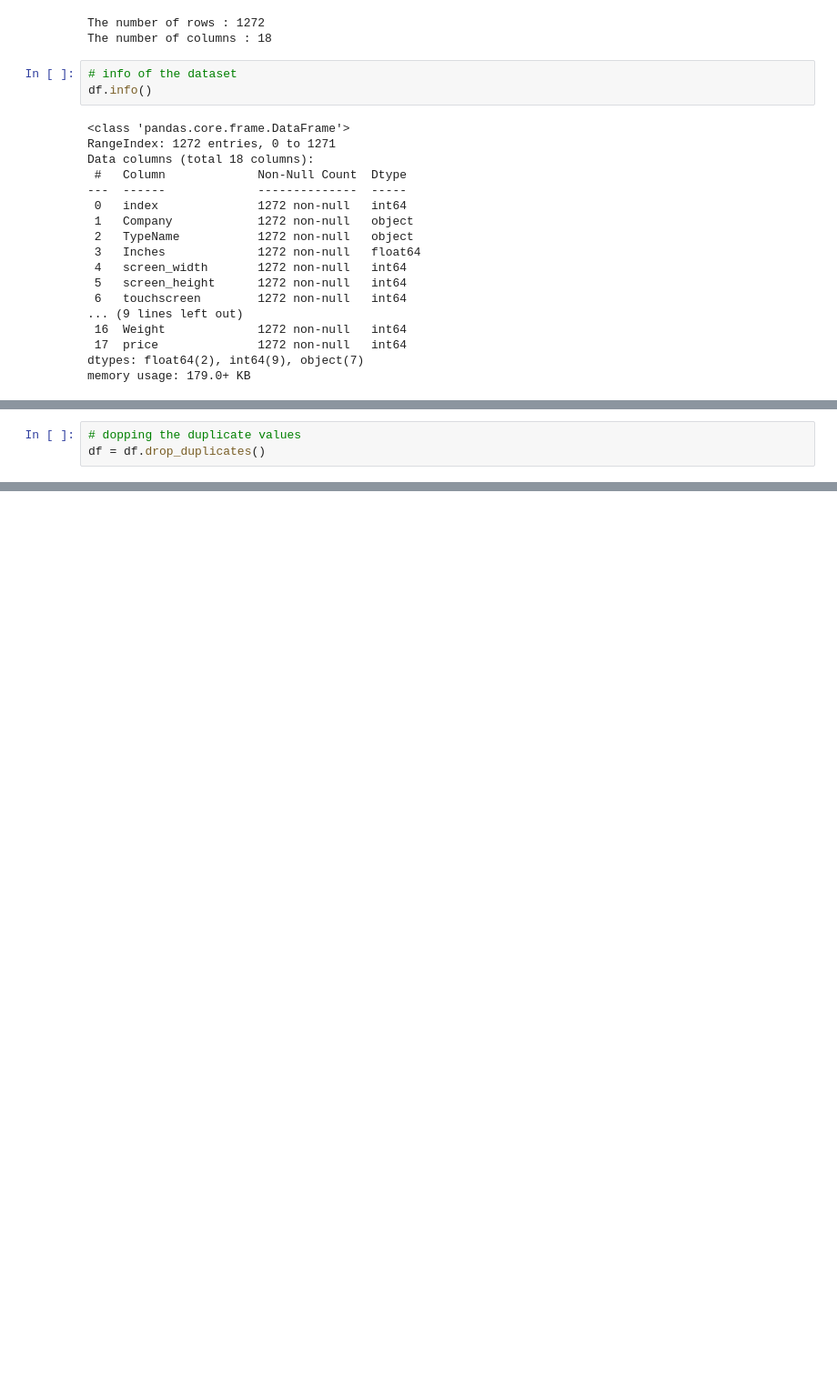
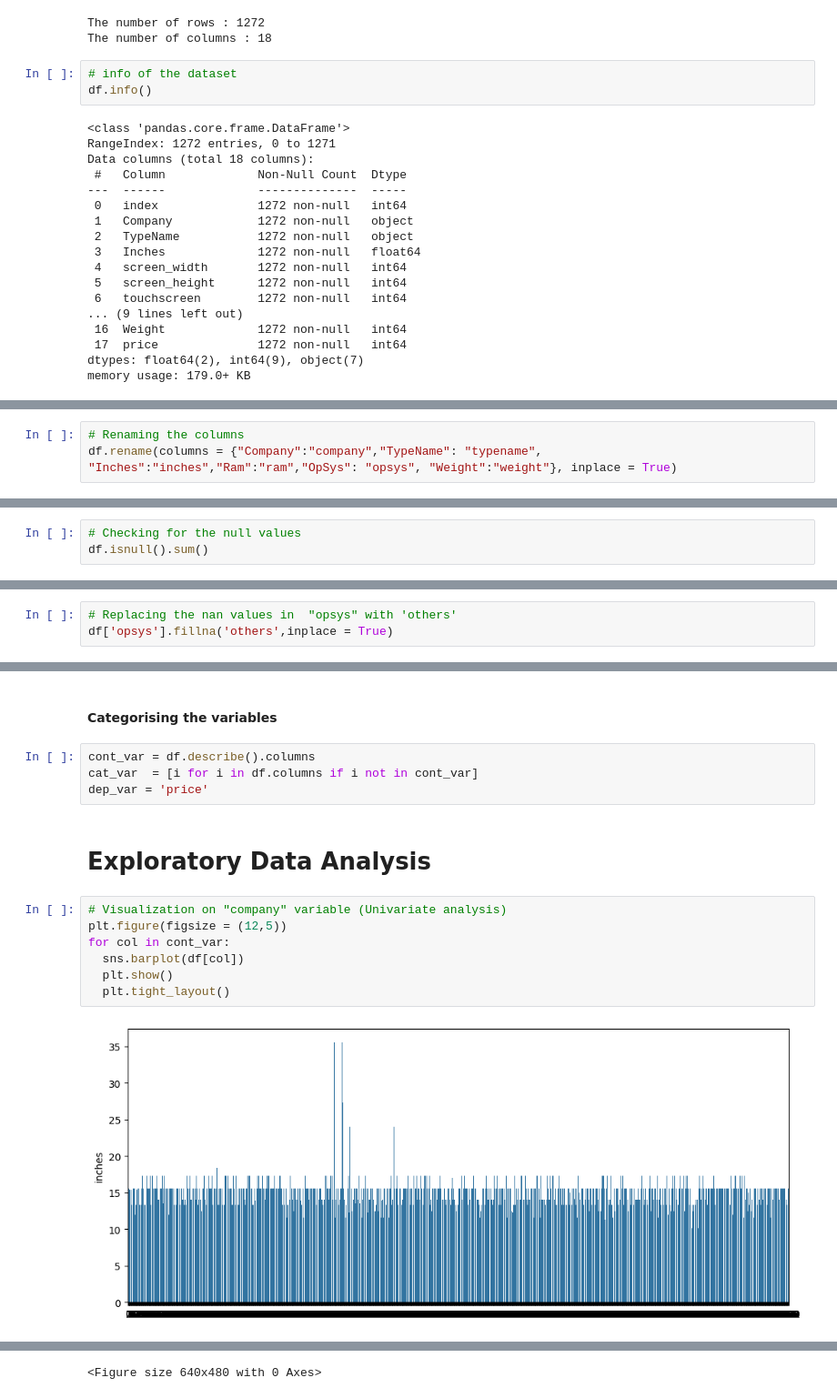
Before and after one commit to Jamal-1018/Laptops_price_predicition_ML, a Jupyter notebook: laptops_price_predicition_ML.ipynb, the cells around one changed output, grey strips where cells are left out. Shown: that part at 91% size. Cells and saved outputs as stored; diff of their text form; blank space fills up the shorter version.

```diff
--- a/laptops_price_predicition_ML.ipynb
+++ b/laptops_price_predicition_ML.ipynb
@@ -81,0 +112,3 @@ df.describe()
+# %%
+# Renaming the columns
+df.rename(columns = {"Company":"company","TypeName": "typename", "Inches":"inches","Ram":"ram","OpSys": "opsys", "Weight":"weight"}, inplace = True)
@@ -113,3 +131,3 @@ df[df.duplicated()].shape
 # %%
-# dopping the duplicate values
-df = df.drop_duplicates()
+# Checking for the null values
+df.isnull().sum()
@@ -120,0 +153,3 @@ df.shape
+# %%
+# Replacing the nan values in  "opsys" with 'others'
+df['opsys'].fillna('others',inplace = True)
@@ -120,0 +177,17 @@ df.shape
+# %% [markdown]
+#### Categorising the variables
+# %%
+cont_var = df.describe().columns
+cat_var  = [i for i in df.columns if i not in cont_var]
+dep_var = 'price'
+# %% [markdown]
+# Exploratory Data Analysis
+# %%
+# Visualization on "company" variable (Univariate analysis)
+plt.figure(figsize = (12,5))
+for col in cont_var:
+  sns.barplot(df[col])
+  plt.show()
+  plt.tight_layout()
+# %% [output]
+[figure, added]
@@ -120,0 +203 @@ df.shape
+<Figure size 640x480 with 0 Axes>
```
Also changed, not shown: parts of 11 cells of this notebook.
